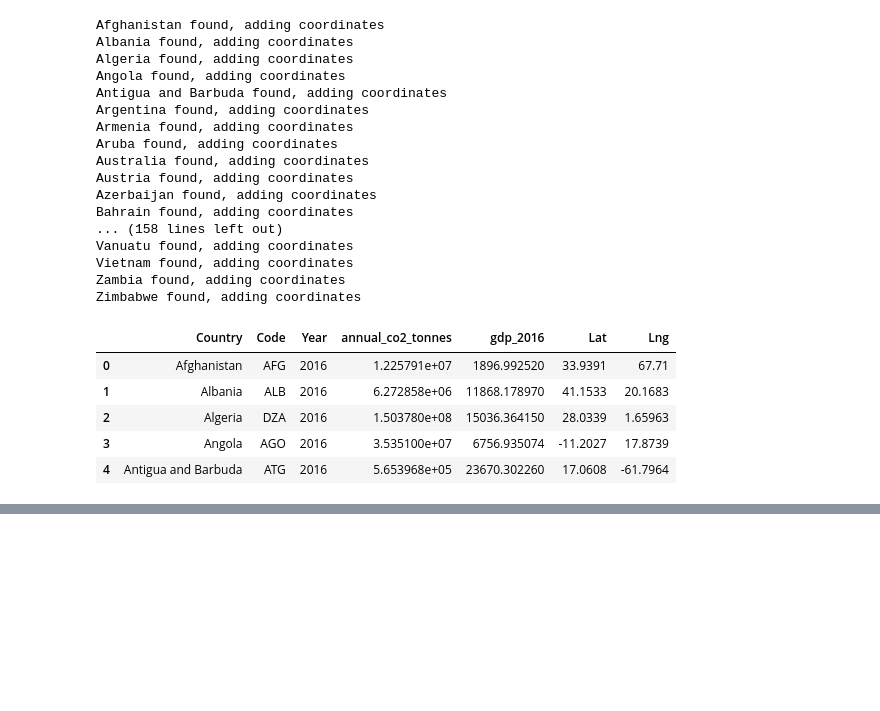
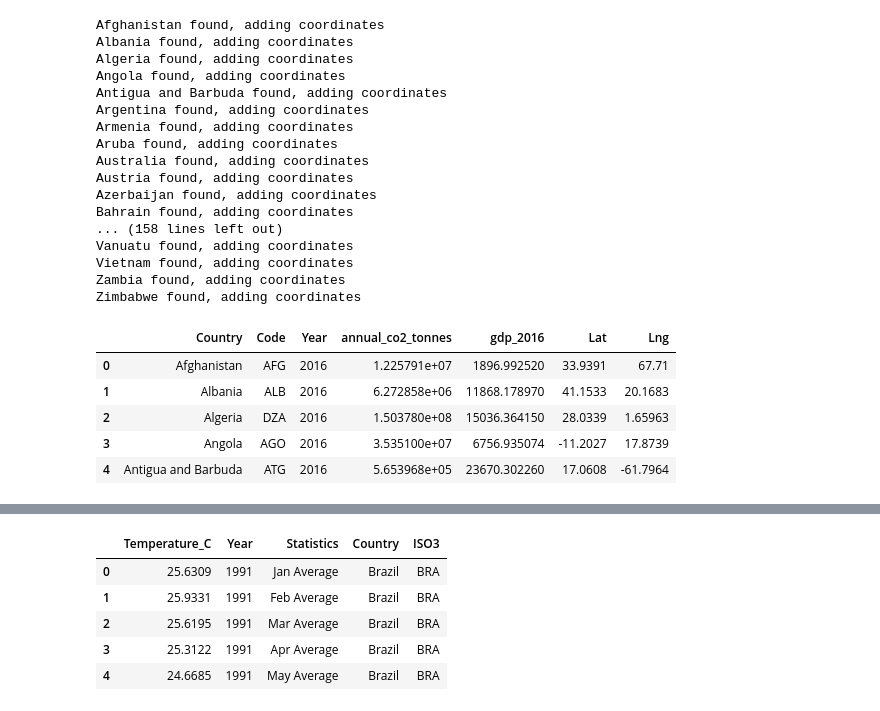
Before and after one commit to sunwoo-kim20/global-climate-change-analysis, a Jupyter notebook: co2_vs_gdp_weather.ipynb, the cells around one changed output, grey strips where cells are left out. Cells and saved outputs as stored; diff of their text form; code cells hidden in the pictures; blank space fills up the shorter version.

```diff
--- a/co2_vs_gdp_weather.ipynb
+++ b/co2_vs_gdp_weather.ipynb
@@ -281,0 +302,17 @@ fig
+# %%
+# Checking column names and fixing irregularities
+bric_climate_df.columns
+
+bric_climate_df = bric_climate_df.rename(columns = {"Temperature - (Celsius)" : "Temperature_C",
+                                                    " Year" : "Year",
+                                                    " Statistics" : "Statistics",
+                                                    " Country" : "Country",
+                                                    " ISO3" : "ISO3"})
+bric_climate_df.head()
+# %% [output]
+|  | Temperature_C | Year | Statistics | Country | ISO3 |
+| 0 | 25.6309 | 1991 | Jan Average | Brazil | BRA |
+| 1 | 25.9331 | 1991 | Feb Average | Brazil | BRA |
+| 2 | 25.6195 | 1991 | Mar Average | Brazil | BRA |
+| 3 | 25.3122 | 1991 | Apr Average | Brazil | BRA |
+| 4 | 24.6685 | 1991 | May Average | Brazil | BRA |
```
Also changed, not shown: parts of 26 cells of this notebook.
